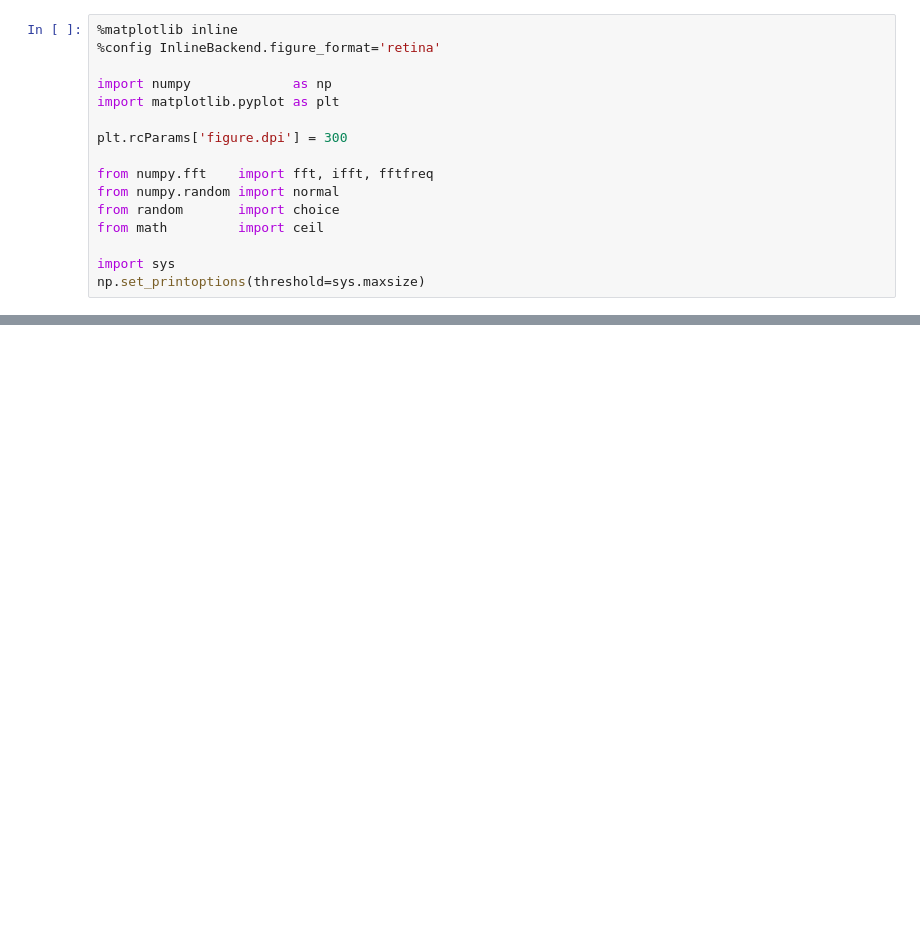
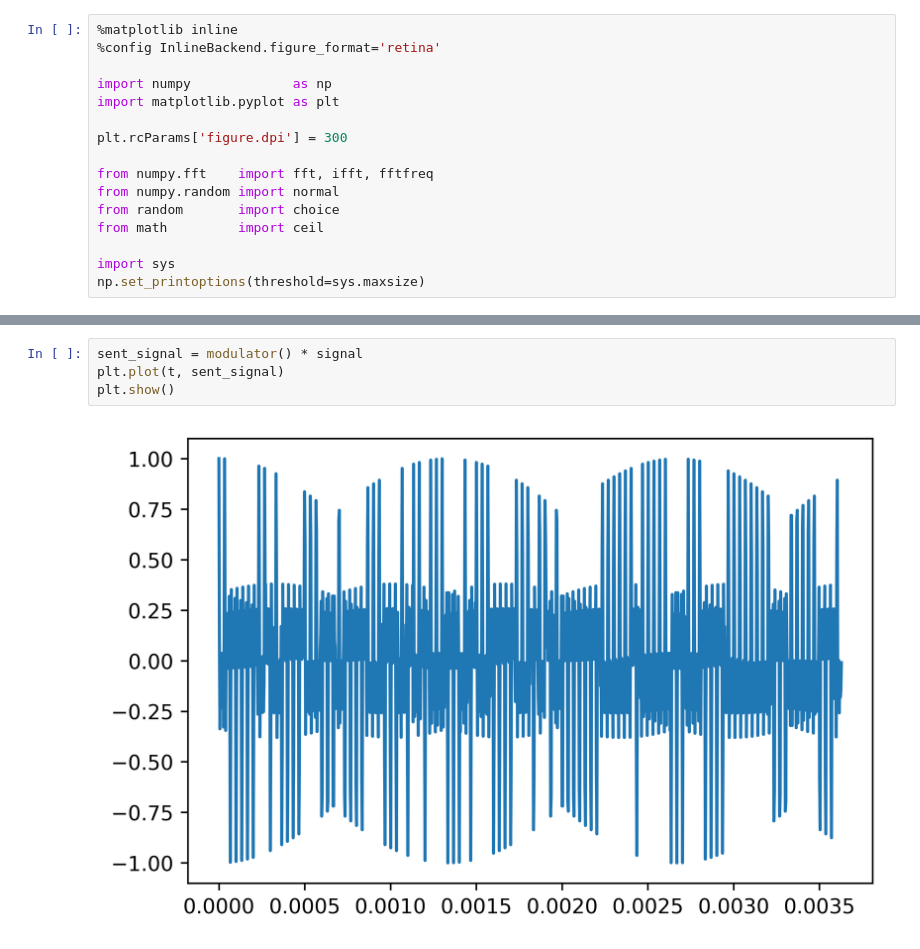
Before and after one commit to TheNitronos/PDC-Project, a Jupyter notebook: Communication System.ipynb, the cells around one changed output, grey strips where cells are left out. Saved outputs shown, nothing was run; the diff lists cells and outputs as text; blank space fills up the shorter version.

```diff
--- a/Communication System.ipynb
+++ b/Communication System.ipynb
@@ -64,0 +70,6 @@ plt.show()
+# %%
+sent_signal = modulator() * signal
+plt.plot(t, sent_signal)
+plt.show()
+# %% [output]
+[figure, added]
```
Also changed, not shown: parts of 12 cells of this notebook, 5 other files.
